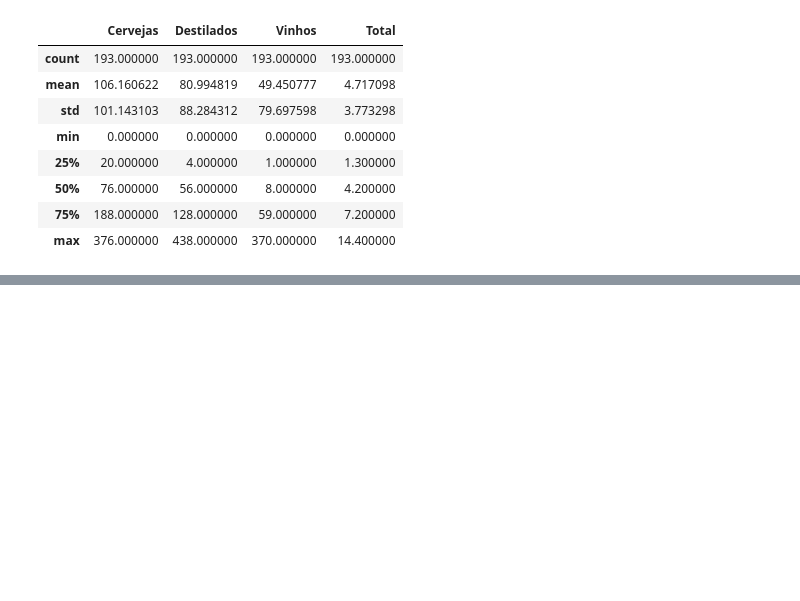
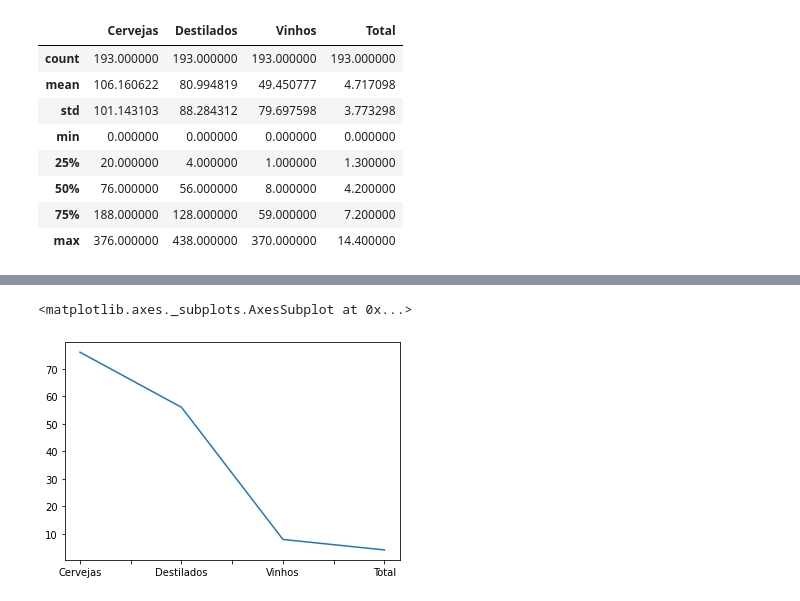
Before and after one commit to andrewyamagata/Colab, a Jupyter notebook: Hello_World.ipynb, the cells around one changed output, grey strips where cells are left out. Saved outputs shown, nothing was run; the diff lists cells and outputs as text; code cells hidden in the pictures; blank space fills up the shorter version.

```diff
--- a/Hello_World.ipynb
+++ b/Hello_World.ipynb
@@ -107,0 +113,5 @@ bebidas.describe()
+# %%
+bebidas.median().plot()
+# %% [output]
+<matplotlib.axes._subplots.AxesSubplot at 0x...>
+[figure, added]
```
Also changed, not shown: parts of 1 cell of this notebook.
